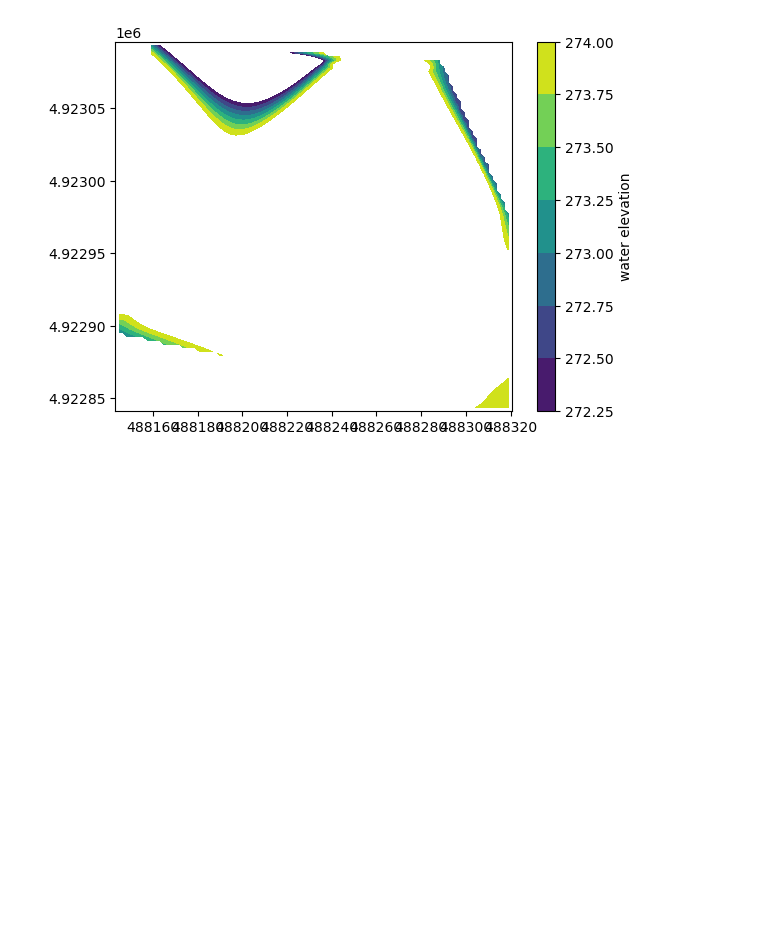
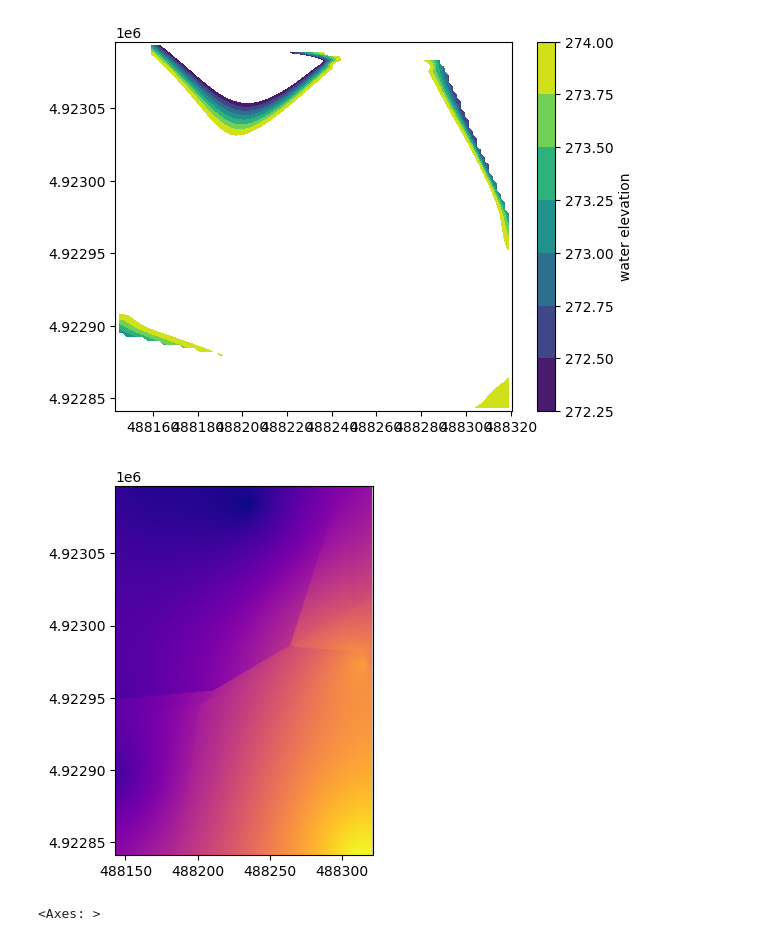
Before and after one commit to sauron-245/summer_26, a Jupyter notebook: summer 2026/BellMap.ipynb, the cells around one changed output. Drawn from its saved outputs; the diff is of its cells as text; code cells hidden in the pictures; blank space fills up the shorter version.

```diff
--- a/summer 2026/BellMap.ipynb
+++ b/summer 2026/BellMap.ipynb
@@ -257,3 +257,11 @@ plt.colorbar(contour_filled, label = 'water elevation')
 plt.show()
 # %% [output]
 [figure]
+# %%
+# making the map with a raster from EBK Regression Prediction with DEM LiDAR data (this is in meters)
+
+ebk = rasterio.open('EBKRegress1.tif')
+rasterio.plot.show(ebk, cmap='plasma')
+# %% [output]
+[figure, added]
+<Axes: >
```
Also changed, not shown: parts of 8 cells of this notebook, 5 other files.
